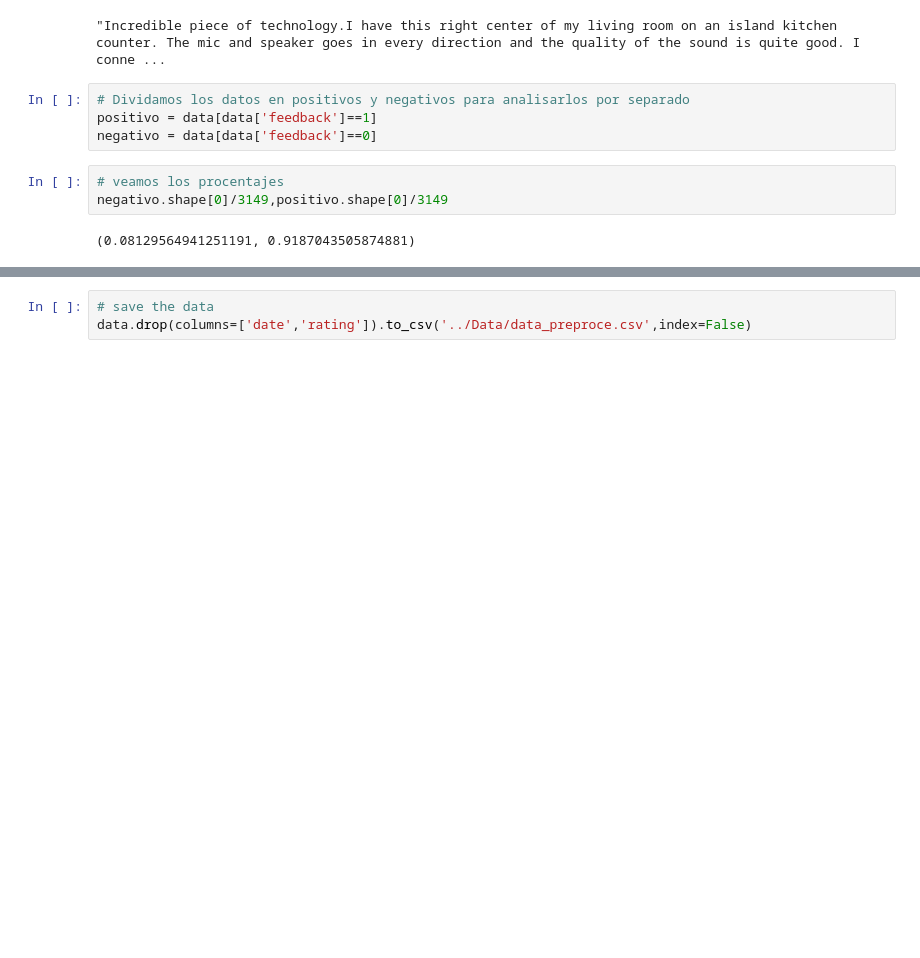
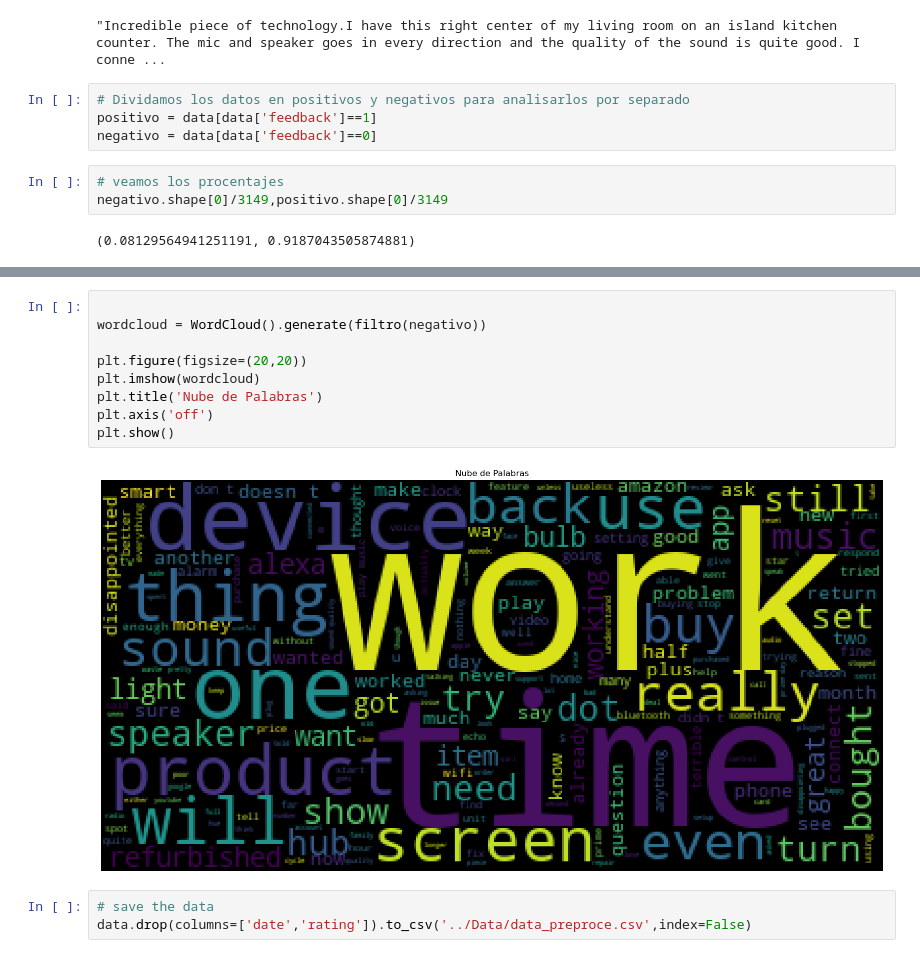
Before and after one commit to david-21fi/AmazonAlexa, a Jupyter notebook: Notebooks/analisis_exploratorio.ipynb, the cells around one changed output, grey strips where cells are left out. Saved outputs shown, nothing was run; the diff lists cells and outputs as text; blank space fills up the shorter version.

```diff
--- a/Notebooks/analisis_exploratorio.ipynb
+++ b/Notebooks/analisis_exploratorio.ipynb
@@ -156,3 +172,14 @@ ModuleNotFoundError: No module named 'wordcloud'
+# %%
+
+wordcloud = WordCloud().generate(filtro(negativo))
+
+plt.figure(figsize=(20,20))
+plt.imshow(wordcloud)
+plt.title('Nube de Palabras')
+plt.axis('off')
+plt.show()
+# %% [output]
+[figure, added]
 # %%
 # save the data
 data.drop(columns=['date','rating']).to_csv('../Data/data_preproce.csv',index=False)
```
Also changed, not shown: parts of 7 cells of this notebook.
